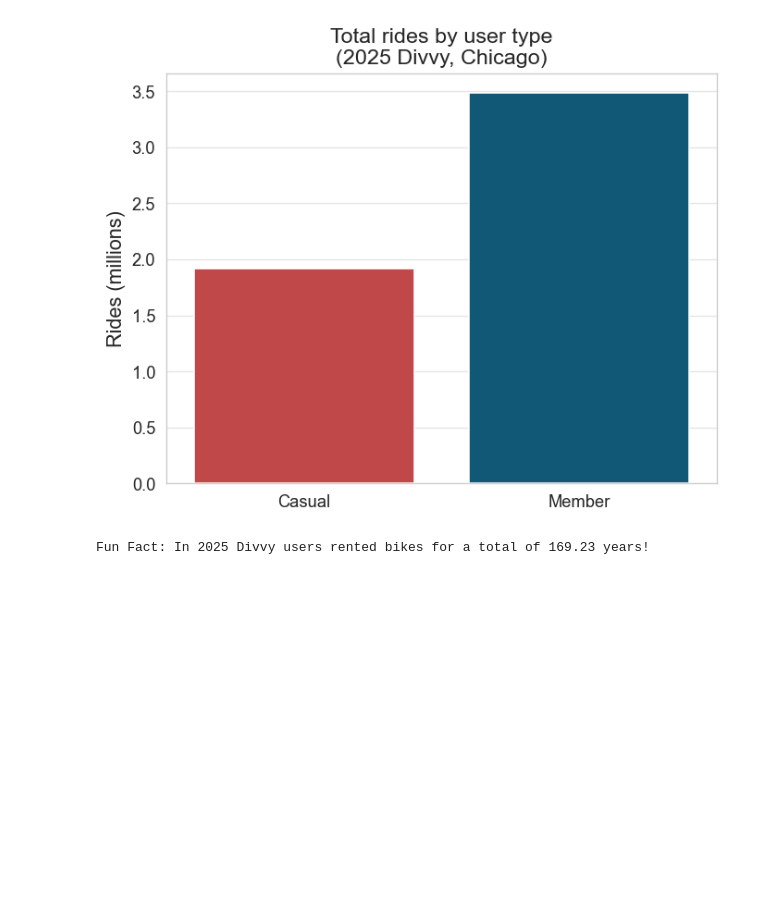
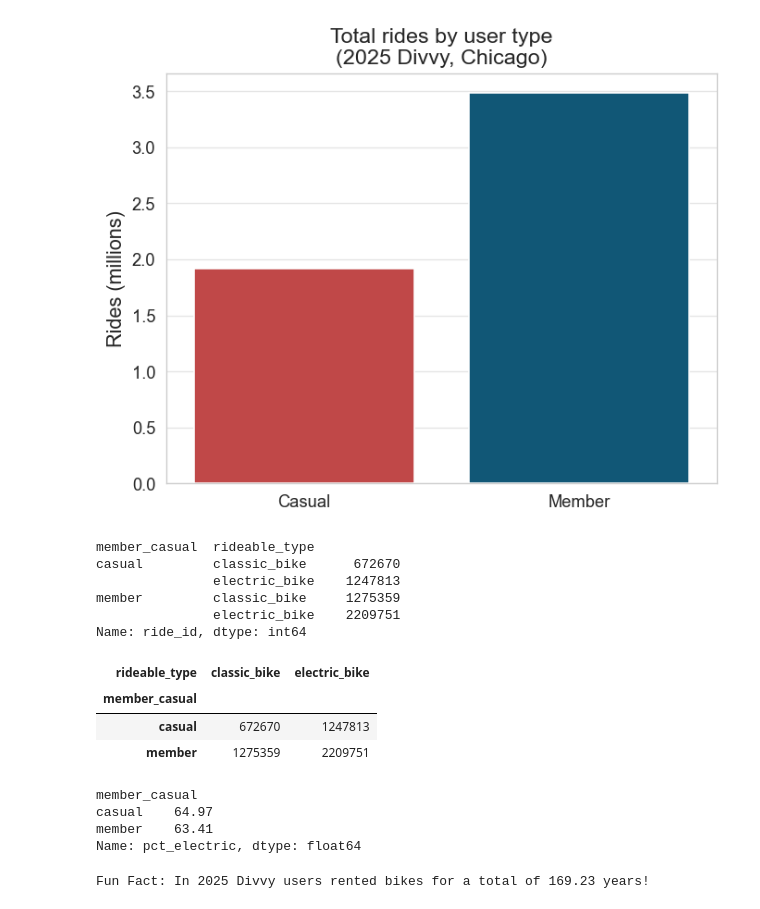
Before and after one commit to danny-hered/divvy-2025-analysis, a Jupyter notebook: report.ipynb, the cells around one changed output. Saved outputs shown, nothing was run; the diff lists cells and outputs as text; code cells hidden in the pictures; blank space fills up the shorter version.

```diff
--- a/report.ipynb
+++ b/report.ipynb
@@ -173,6 +177,34 @@ plt.savefig("figures/total_rides_300dpi.png")
 plt.show()
 # %% [output]
 [figure]
+# %%
+# % electric by user type, Bike Type table
+bike_counts_multindex = df.groupby(['member_casual', 'rideable_type'])['ride_id'].count()
+bike_counts_multindex
+# %% [output]
+member_casual  rideable_type
+casual         classic_bike      672670
+               electric_bike    1247813
+member         classic_bike     1275359
+               electric_bike    2209751
+Name: ride_id, dtype: int64
+# %%
+bike_count_table = bike_counts_multindex.unstack()
+bike_count_table
+# %% [output]
+| rideable_type | classic_bike | electric_bike |
+| member_casual |  |  |
+| casual | 672670 | 1247813 |
+| member | 1275359 | 2209751 |
+# %%
+# % electric = electric_bike / (classic_bike + electric bike) * 100
+bike_count_table['pct_electric'] = bike_count_table['electric_bike'] / (bike_count_table['classic_bike'] + bike_count_table['electric_bike']) * 100
+bike_count_table['pct_electric'].round(2)
+# %% [output]
+member_casual
+casual    64.97
+member    63.41
+Name: pct_electric, dtype: float64
 # %%
 # years ridden
 print(f'Fun Fact: In 2025 Divvy users rented bikes for a total of {df["ride_length_minutes"].sum() / 60 / 24 / 365:.2f} years!')
```
Also changed, not shown: parts of 12 cells of this notebook, 5 other files.
